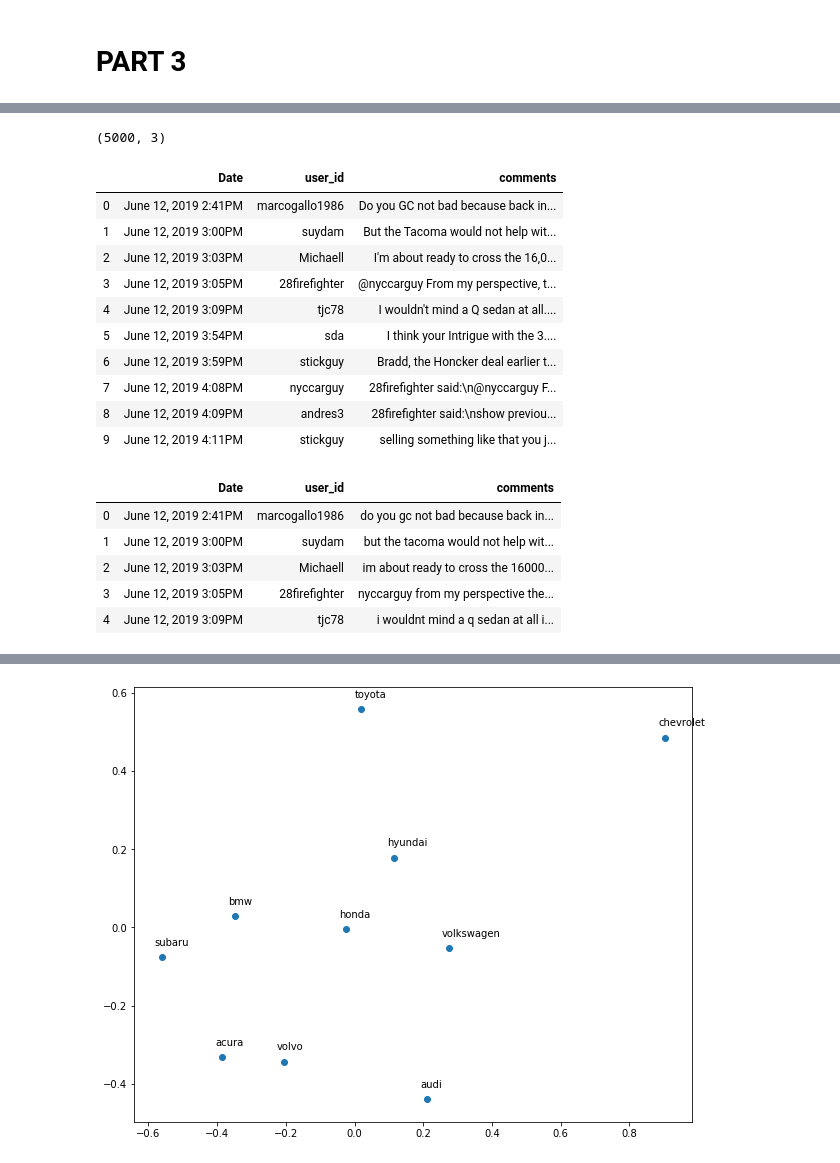
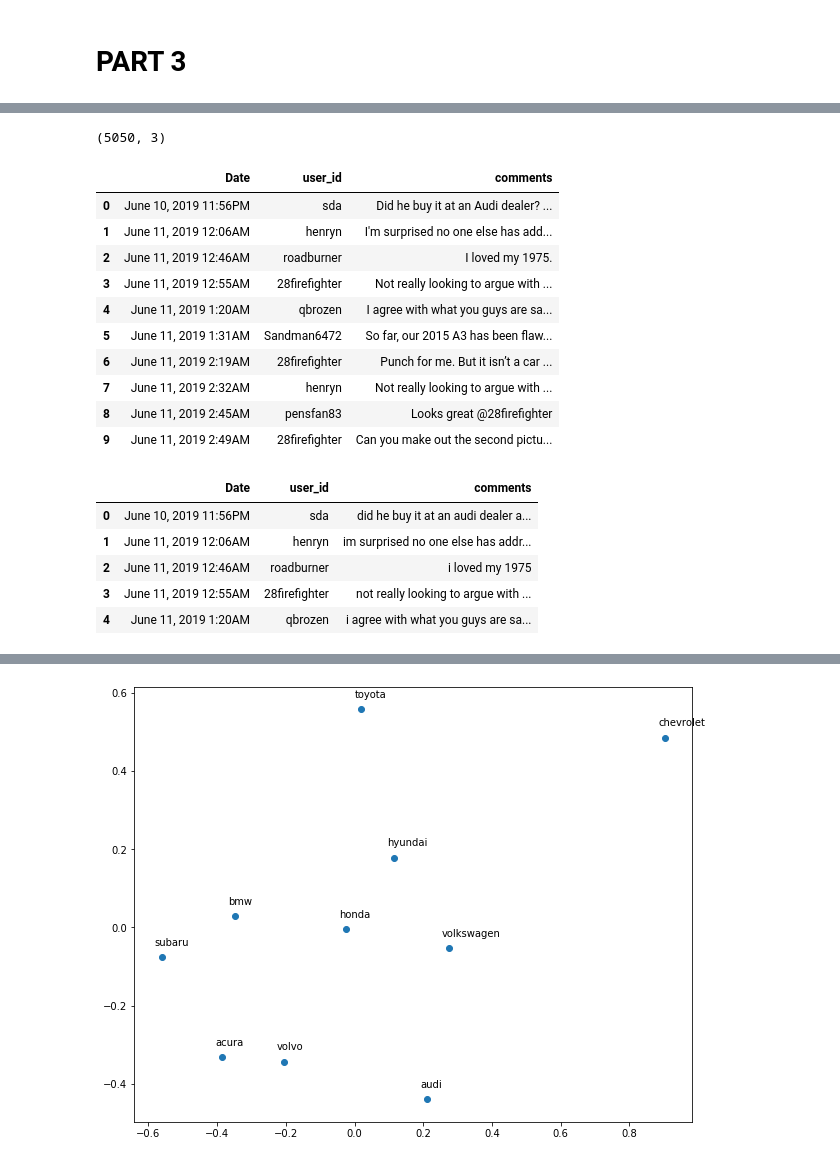
Before and after one commit to coldonline/TextAnalytics, a Jupyter notebook: HW1/Consolidated_Final_HW1.ipynb, the cells around one changed output, grey strips where cells are left out. Cells and saved outputs as stored; diff of their text form; code cells hidden in the pictures.

```diff
--- a/HW1/part3+A+C.ipynb
+++ b/HW1/Consolidated_Final_HW1.ipynb
@@ -28,22 +28,22 @@ import pandas as pd
 Populating the interactive namespace from numpy and matplotlib
 # %%
-raw = pd.read_csv("https://raw.githubusercontent.com/vavaidya/TextAnalytics/branch-vikrant/HW1/results_recent.csv", sep="\t")
+raw = pd.read_csv("results_recent_wo_BQ.csv", sep="\t")
 raw.drop(['Unnamed: 0'],axis=1,inplace=True)
 print (raw.shape)
 raw.head(10)
 # %% [output]
-(5000, 3)
+(5050, 3)
 |  | Date | user_id | comments |
-| 0 | June 12, 2019 2:41PM | marcogallo1986 | Do you GC not bad because back in... |
-| 1 | June 12, 2019 3:00PM | suydam | But the Tacoma would not help wit... |
-| 2 | June 12, 2019 3:03PM | Michaell | I'm about ready to cross the 16,0... |
-| 3 | June 12, 2019 3:05PM | 28firefighter | @nyccarguy From my perspective, t... |
-| 4 | June 12, 2019 3:09PM | tjc78 | I wouldn't mind a Q sedan at all.... |
-| 5 | June 12, 2019 3:54PM | sda | I think your Intrigue with the 3.... |
-| 6 | June 12, 2019 3:59PM | stickguy | Bradd, the Honcker deal earlier t... |
-| 7 | June 12, 2019 4:08PM | nyccarguy | 28firefighter said:\n@nyccarguy F... |
-| 8 | June 12, 2019 4:09PM | andres3 | 28firefighter said:\nshow previou... |
-| 9 | June 12, 2019 4:11PM | stickguy | selling something like that you j... |
+| 0 | June 10, 2019 11:56PM | sda | Did he buy it at an Audi dealer? ... |
+| 1 | June 11, 2019 12:06AM | henryn | I'm surprised no one else has add... |
+| 2 | June 11, 2019 12:46AM | roadburner | I loved my 1975. |
+| 3 | June 11, 2019 12:55AM | 28firefighter | Not really looking to argue with ... |
+| 4 | June 11, 2019 1:20AM | qbrozen | I agree with what you guys are sa... |
+| 5 | June 11, 2019 1:31AM | Sandman6472 | So far, our 2015 A3 has been flaw... |
+| 6 | June 11, 2019 2:19AM | 28firefighter | Punch for me. But it isn’t a car ... |
+| 7 | June 11, 2019 2:32AM | henryn | Not really looking to argue with ... |
+| 8 | June 11, 2019 2:45AM | pensfan83 | Looks great @28firefighter |
+| 9 | June 11, 2019 2:49AM | 28firefighter | Can you make out the second pictu... |
 # %%
 # DATA CLEANSING
 
@@ -81,11 +81,11 @@ data['comments'] = data['comments'].apply(remove_space).apply(removepunc).apply(
 data.head()
 # %% [output]
 |  | Date | user_id | comments |
-| 0 | June 12, 2019 2:41PM | marcogallo1986 | do you gc not bad because back in... |
-| 1 | June 12, 2019 3:00PM | suydam | but the tacoma would not help wit... |
-| 2 | June 12, 2019 3:03PM | Michaell | im about ready to cross the 16000... |
-| 3 | June 12, 2019 3:05PM | 28firefighter | nyccarguy from my perspective the... |
-| 4 | June 12, 2019 3:09PM | tjc78 | i wouldnt mind a q sedan at all i... |
+| 0 | June 10, 2019 11:56PM | sda | did he buy it at an audi dealer a... |
+| 1 | June 11, 2019 12:06AM | henryn | im surprised no one else has addr... |
+| 2 | June 11, 2019 12:46AM | roadburner | i loved my 1975 |
+| 3 | June 11, 2019 12:55AM | 28firefighter | not really looking to argue with ... |
+| 4 | June 11, 2019 1:20AM | qbrozen | i agree with what you guys are sa... |
 # %%
 models = models.set_index("Model")
 data_dict = models.to_dict() # converting to dict
```
Also changed, not shown: parts of 20 cells of this notebook.
